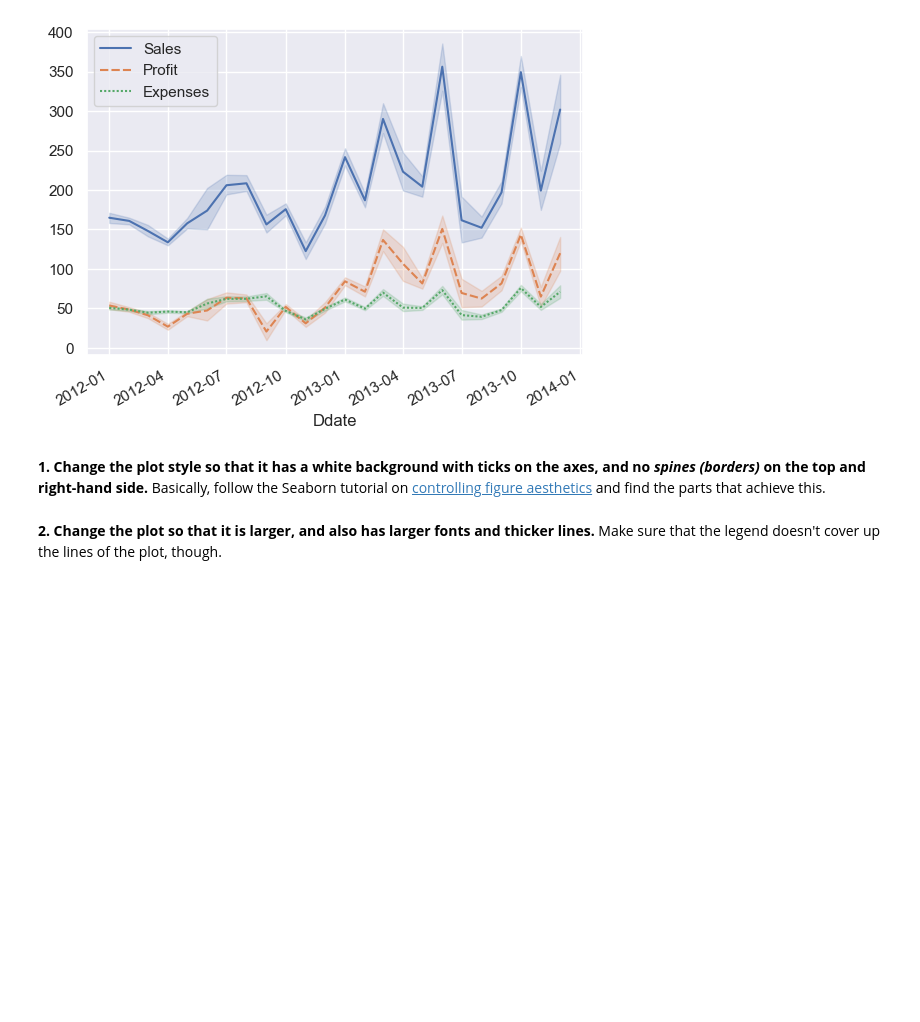
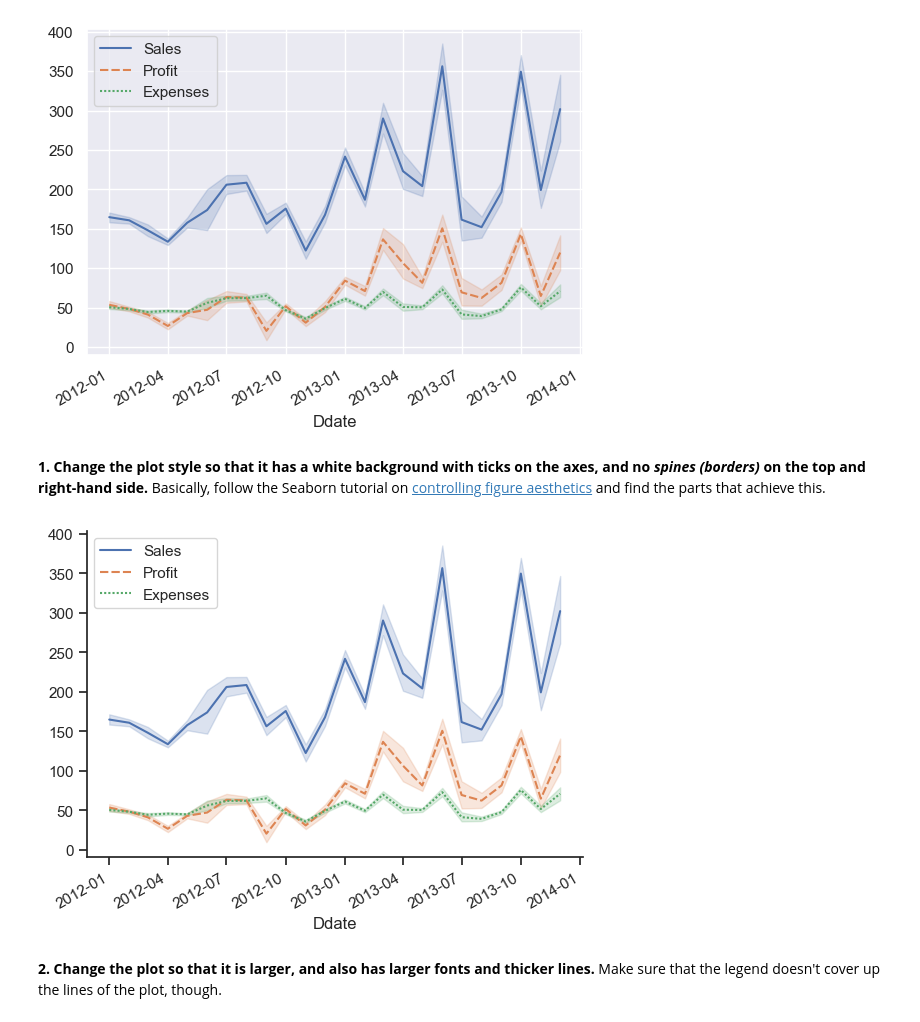
Before and after one commit to clementpickel/DSP_Assignement, a Jupyter notebook: Exercices/ex3/03_Seaborn_Continued.ipynb, the cells around one changed output. Saved outputs shown, nothing was run; the diff lists cells and outputs as text; code cells hidden in the pictures; blank space fills up the shorter version.

```diff
--- a/Exercices/ex3/03_Seaborn_Continued.ipynb
+++ b/Exercices/ex3/03_Seaborn_Continued.ipynb
@@ -57,6 +58,11 @@ plot_coffee()
 **1. Change the plot style so that it has a white background with ticks on the axes, and no _spines (borders)_ on the top and right-hand side.** Basically, follow the Seaborn tutorial on [controlling figure aesthetics](https://seaborn.pydata.org/tutorial/aesthetics.html) and find the parts that achieve this.
 # %%
 # Your code here
+sns.set_style("ticks")
+plot_coffee()
+sns.despine()
+# %% [output]
+[figure, added]
 # %% [markdown]
 **2. Change the plot so that it is larger, and also has larger fonts and thicker lines.** Make sure that the legend doesn't cover up the lines of the plot, though.
 # %%
```
Also changed, not shown: parts of 4 cells of this notebook, 1 other file.
